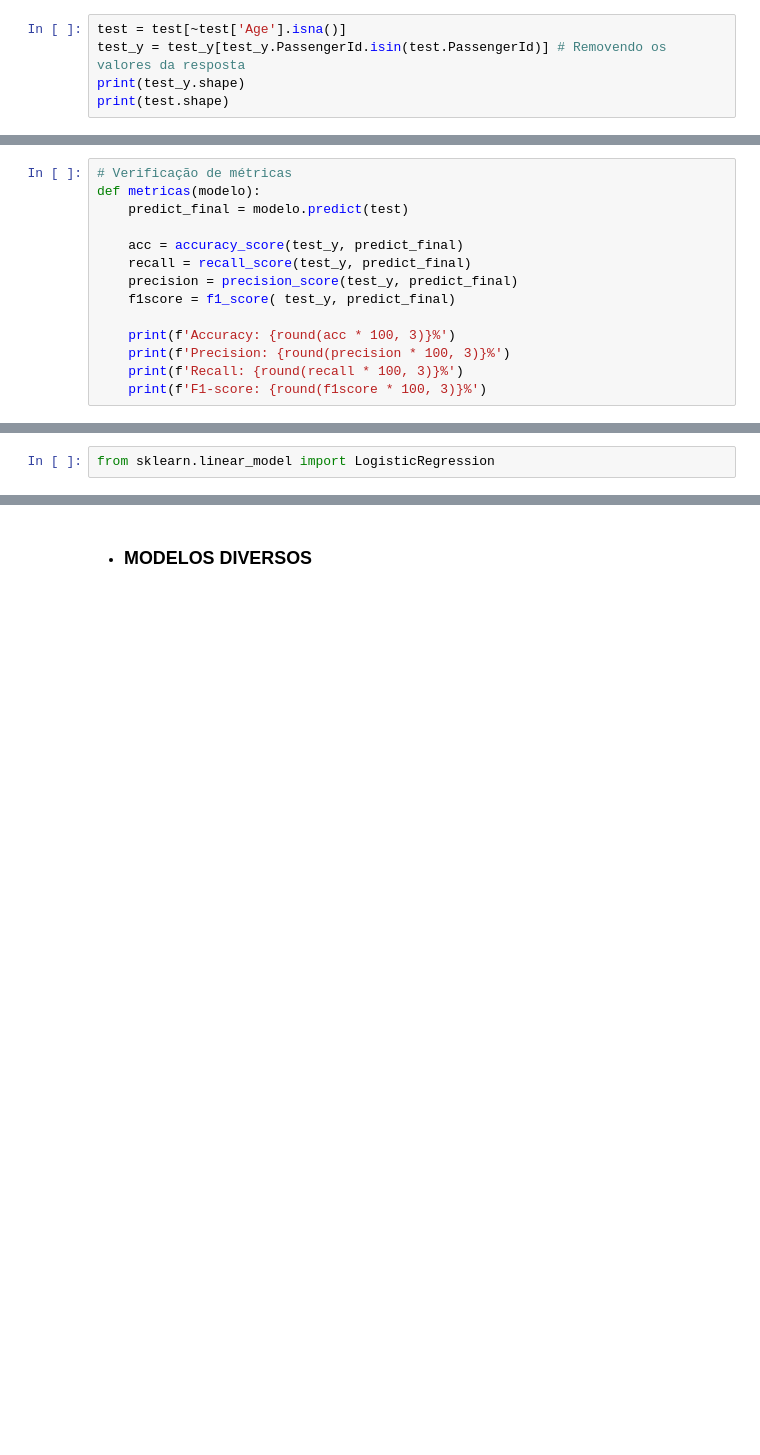
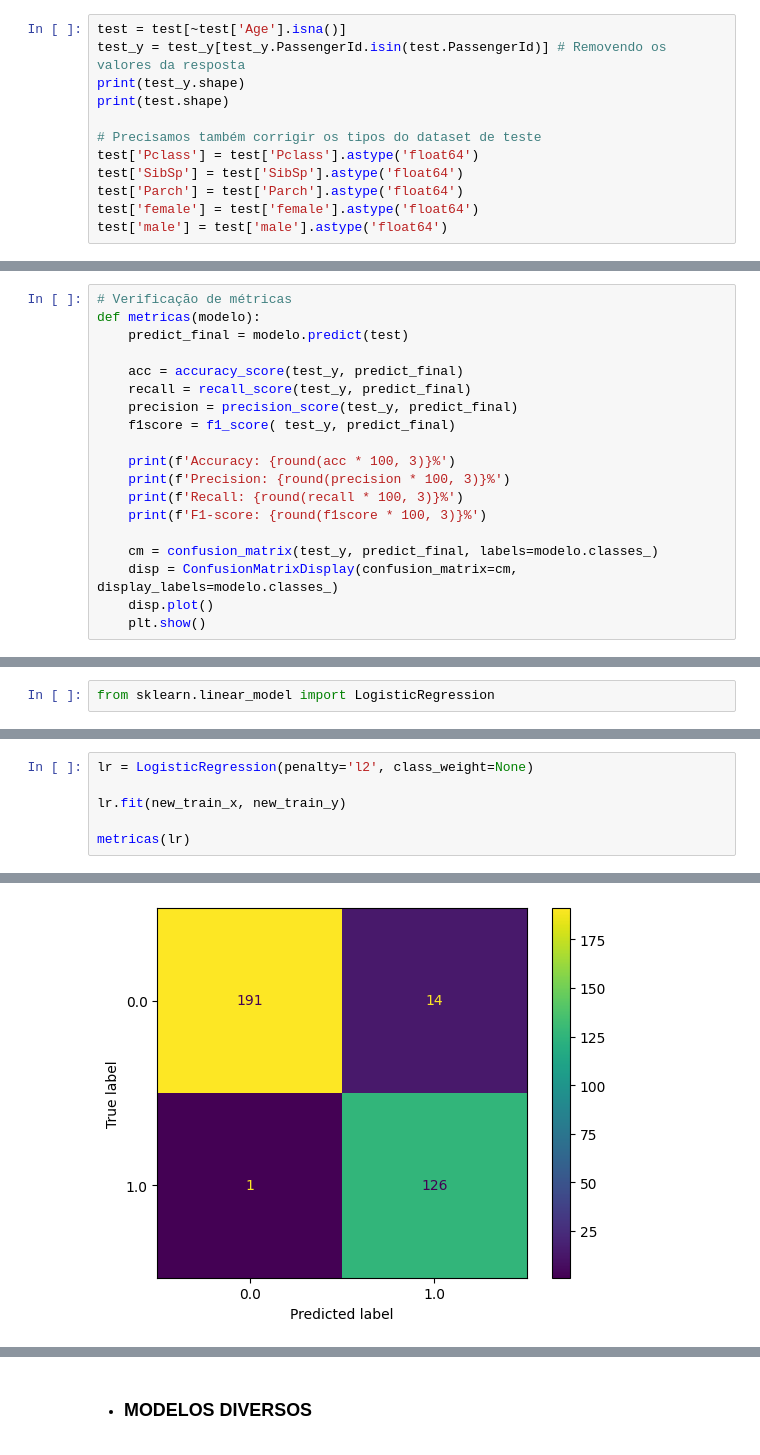
Before and after one commit to RenanFlorencio/Titanic-Model-Training, a Jupyter notebook: training.ipynb, the cells around one changed output, grey strips where cells are left out. Cells and saved outputs as stored; diff of their text form; blank space fills up the shorter version.

Commit message:
Treinando os modelos de deep learning e conclusão

```diff
--- a/training.ipynb
+++ b/training.ipynb
@@ -228,6 +228,13 @@ test = test[~test['Age'].isna()]
 test_y = test_y[test_y.PassengerId.isin(test.PassengerId)] # Removendo os valores da resposta
 print(test_y.shape)
 print(test.shape)
+
+# Precisamos também corrigir os tipos do dataset de teste
+test['Pclass'] = test['Pclass'].astype('float64')
+test['SibSp'] = test['SibSp'].astype('float64')
+test['Parch'] = test['Parch'].astype('float64')
+test['female'] = test['female'].astype('float64')
+test['male'] = test['male'].astype('float64')
 # %% [output]
 (332, 2)
 (332, 7)
@@ -378,6 +380,11 @@ def metricas(modelo):
     print(f'Precision: {round(precision * 100, 3)}%')
     print(f'Recall: {round(recall * 100, 3)}%')
     print(f'F1-score: {round(f1score * 100, 3)}%')
+
+    cm = confusion_matrix(test_y, predict_final, labels=modelo.classes_)
+    disp = ConfusionMatrixDisplay(confusion_matrix=cm, display_labels=modelo.classes_)
+    disp.plot()
+    plt.show()
 # %%
 metricas(rf)
 # %% [output]
@@ -455,0 +450,7 @@ Note que o modelo está assumindo o valor 0 para todos os testes, o que é basic
+# %%
+lr = LogisticRegression(penalty='l2', class_weight=None)
+
+lr.fit(new_train_x, new_train_y)
+
+metricas(lr)
+# %% [output]
@@ -455,0 +461 @@ Note que o modelo está assumindo o valor 0 para todos os testes, o que é basic
+[figure, added]
```
Also changed, not shown: parts of 53 cells of this notebook.
